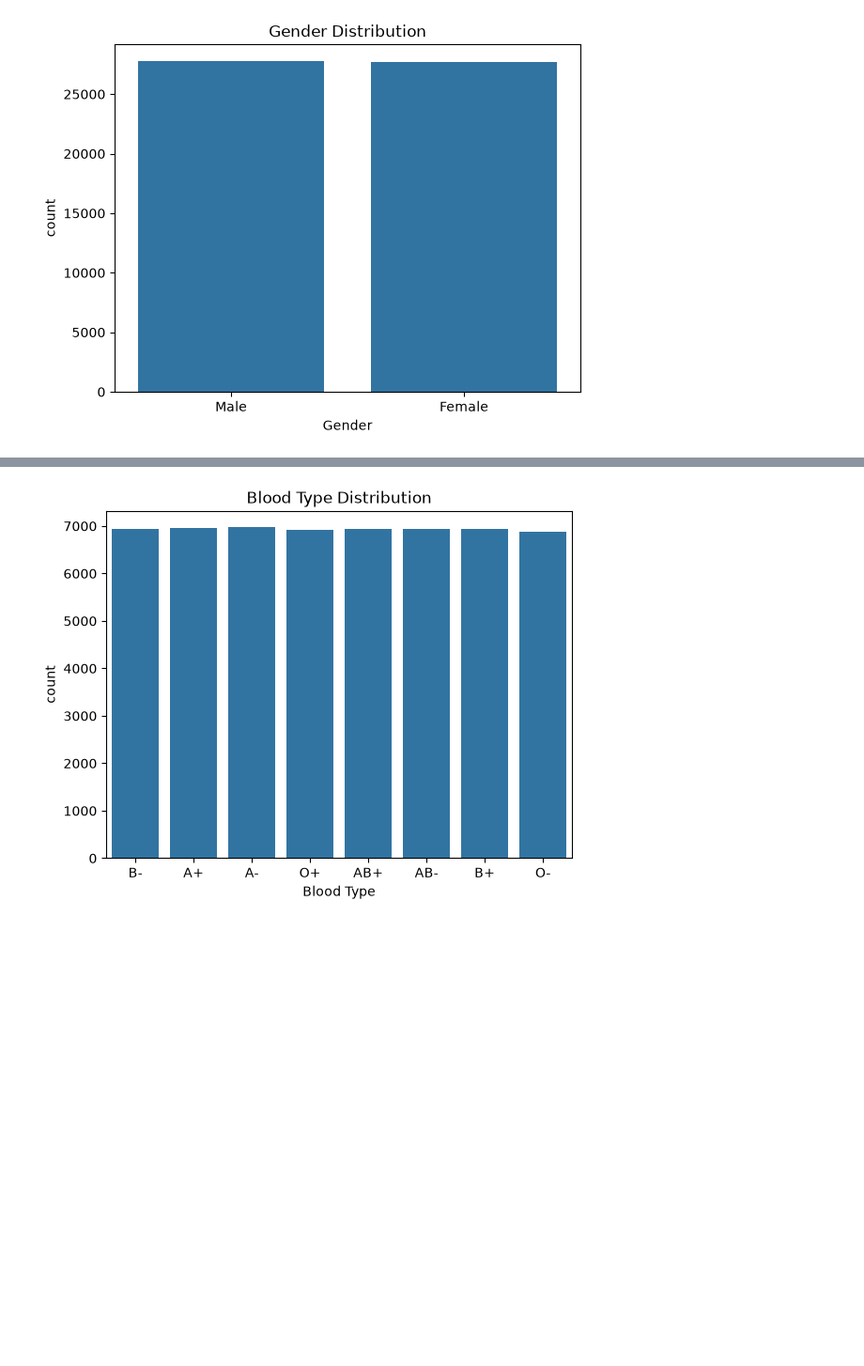
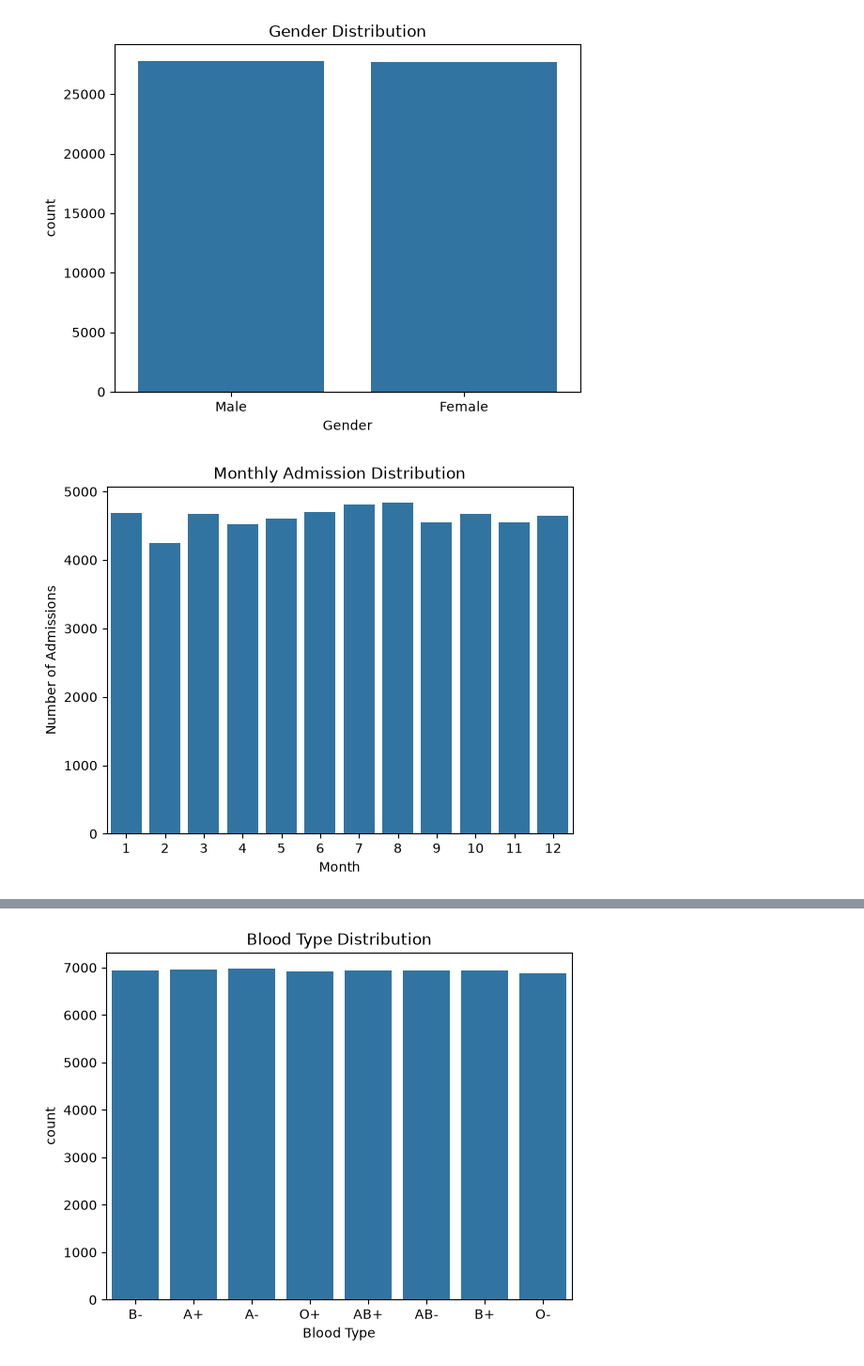
Before and after one commit to sandrasadasivanofficial/healthcare-data-analysis, a Jupyter notebook: healthcare analytics/EDA/healthcare_analysis .ipynb, the cells around one changed output, grey strips where cells are left out. Shown at 94% size. Saved outputs shown, nothing was run; the diff lists cells and outputs as text; code cells hidden in the pictures; blank space fills up the shorter version.

```diff
--- a/healthcare analytics/EDA/healthcare_analysis .ipynb
+++ b/healthcare analytics/EDA/healthcare_analysis .ipynb
@@ -128,3 +156,16 @@ plt.title("Gender Distribution")
 plt.show()
 # %% [output]
 [figure]
+# %%
+# How do hospital admissions vary by month
+df["Date of Admission"] = pd.to_datetime(df["Date of Admission"])
+
+df["Admission Month"] = df["Date of Admission"].dt.month
+
+sns.countplot(data=df, x="Admission Month")
+plt.title("Monthly Admission Distribution")
+plt.xlabel("Month")
+plt.ylabel("Number of Admissions")
+plt.show()
+# %% [output]
+[figure, added]
```
Also changed, not shown: parts of 72 cells of this notebook, 3 other files.
